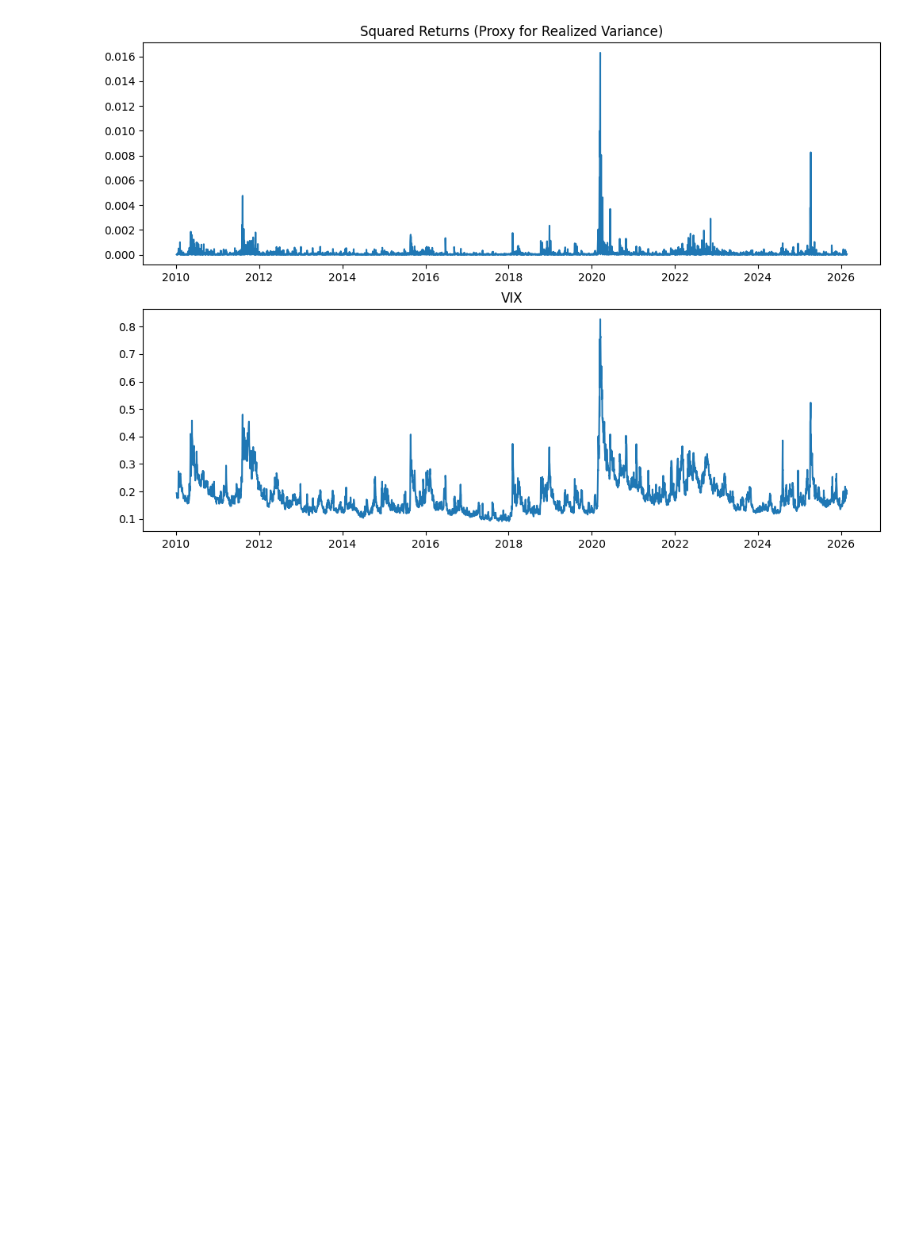
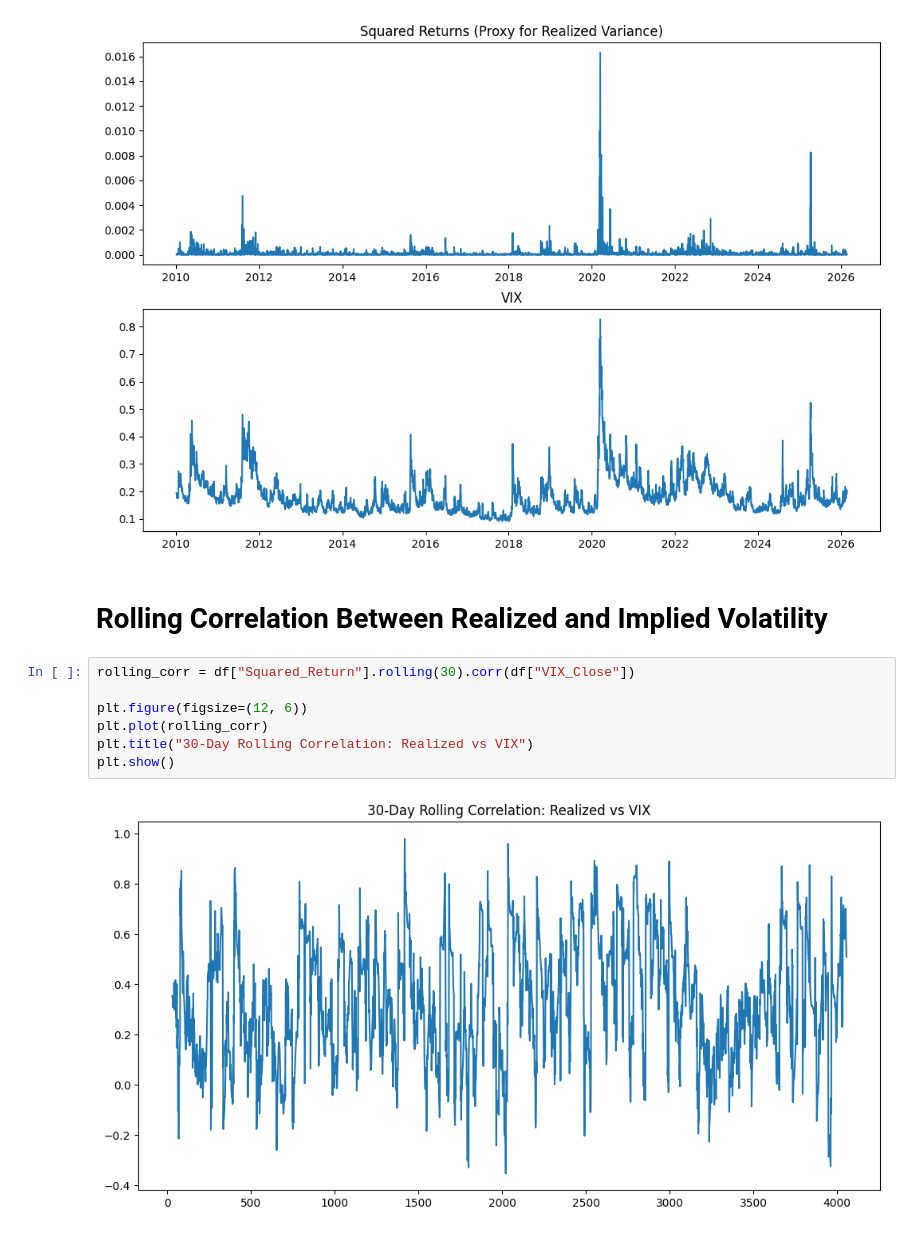
Before and after one commit to akhyear/GARCHVolatilityProject, a Jupyter notebook: notebooks/02_some_facts_and_volatility_clustering.ipynb, the cells around one changed output. Saved outputs shown, nothing was run; the diff lists cells and outputs as text; blank space fills up the shorter version.

Commit message:
Rolling Correlation Between Realized and Implied Volatility

```diff
--- a/notebooks/02_some_facts_and_volatility_clustering.ipynb
+++ b/notebooks/02_some_facts_and_volatility_clustering.ipynb
@@ -101,3 +101,14 @@ ax[1].set_title("VIX")
 plt.show()
 # %% [output]
 [figure]
+# %% [markdown]
+# Rolling Correlation Between Realized and Implied Volatility
+# %%
+rolling_corr = df["Squared_Return"].rolling(30).corr(df["VIX_Close"])
+
+plt.figure(figsize=(12, 6))
+plt.plot(rolling_corr)
+plt.title("30-Day Rolling Correlation: Realized vs VIX")
+plt.show()
+# %% [output]
+[figure, added]
```
